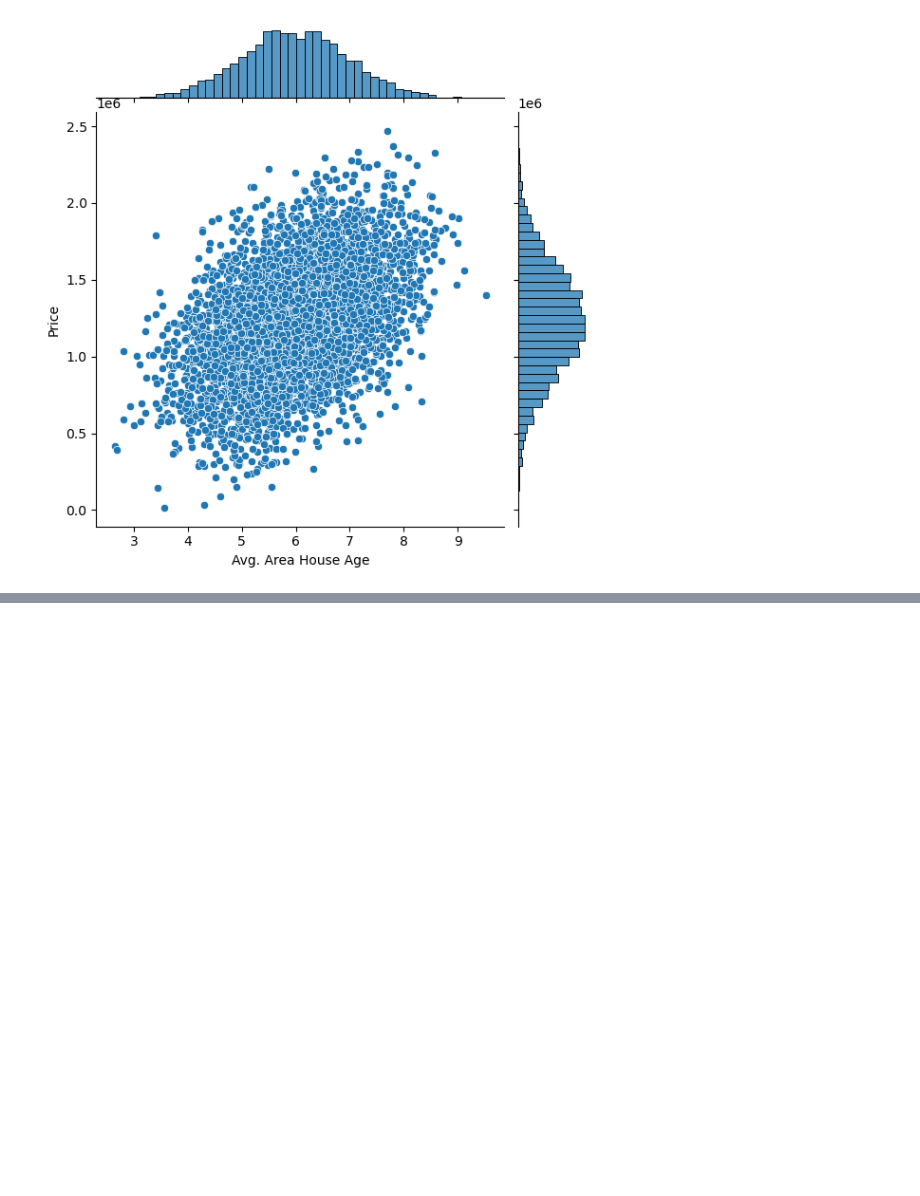
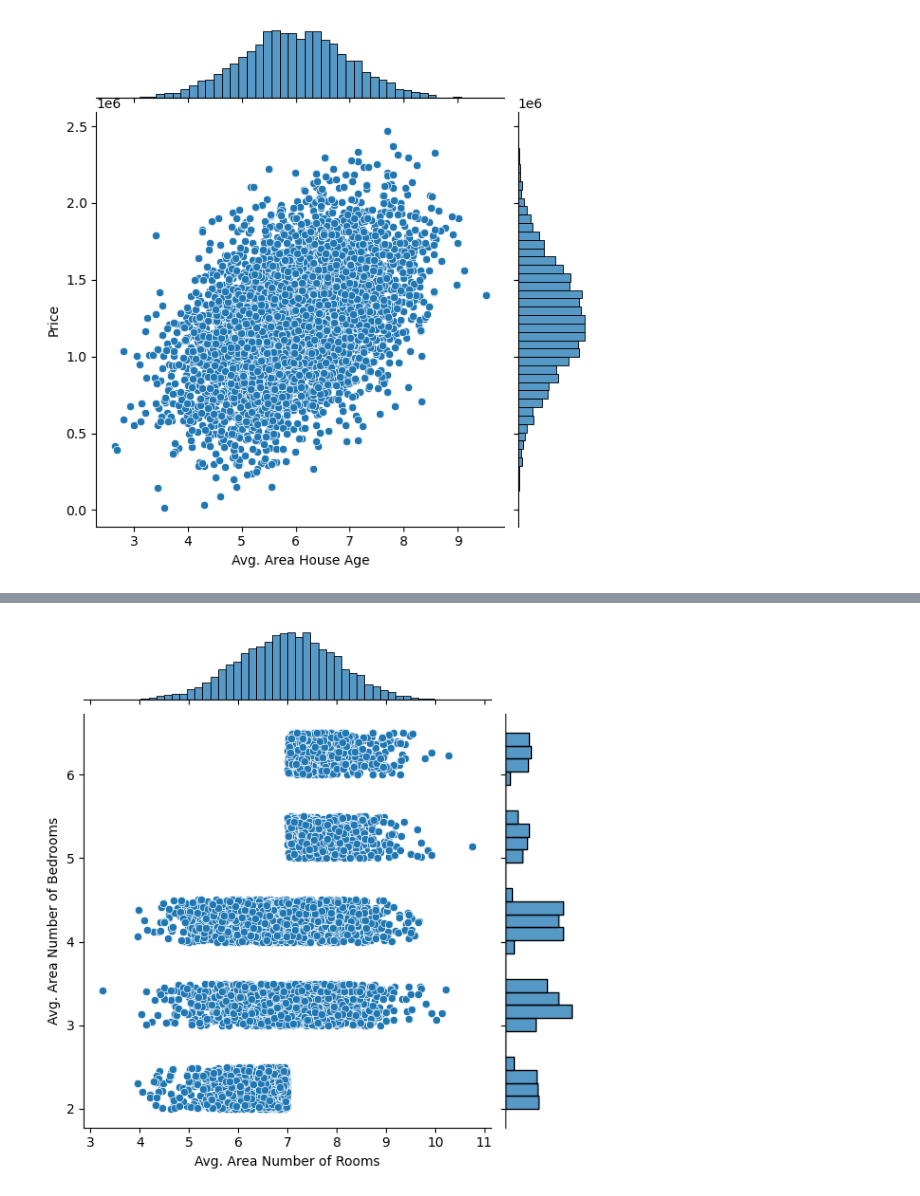
Before and after one commit to seerraa16/USA, a Jupyter notebook: Codigo.ipynb, the cells around one changed output, grey strips where cells are left out. Cells and saved outputs as stored; diff of their text form; code cells hidden in the pictures; blank space fills up the shorter version.

```diff
--- a/Codigo.ipynb
+++ b/Codigo.ipynb
@@ -66,0 +85,6 @@ plt.show()
+# %%
+# comparamos el numero de dormitorios con el ingreso promedio
+sns.jointplot(x='Avg. Area Number of Rooms', y='Avg. Area Number of Bedrooms', data=df_datos)
+plt.show()
+# %% [output]
+[figure, added]
```
Also changed, not shown: parts of 4 cells of this notebook.
